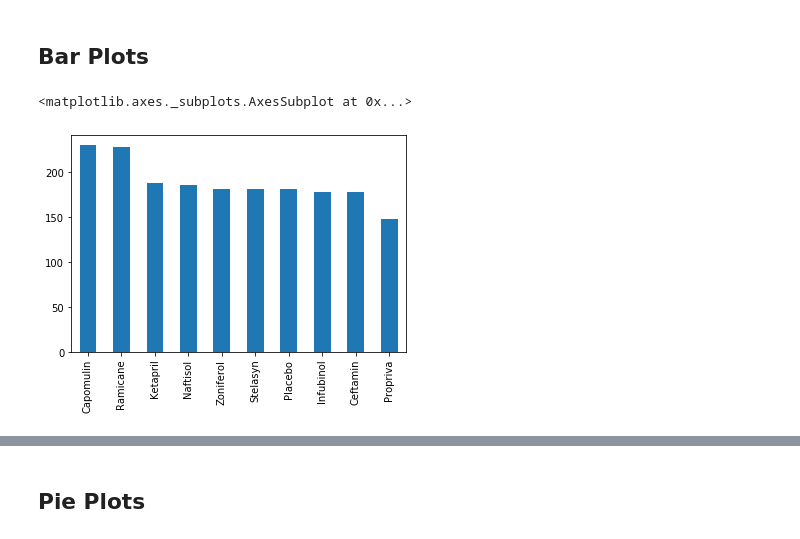
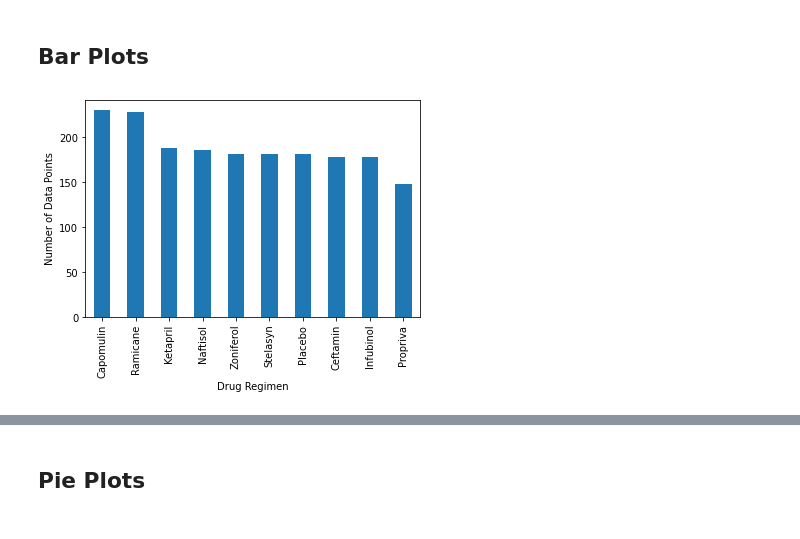
Before and after one commit to kmcclendon729/Matplotlib_HW, a Jupyter notebook: pymaceuticals.ipynb, the cells around one changed output, grey strips where cells are left out. Cells and saved outputs as stored; diff of their text form; code cells hidden in the pictures.

```diff
--- a/pymaceuticals.ipynb
+++ b/pymaceuticals.ipynb
@@ -14,8 +19,8 @@ study_results_path = "data/Study_results.csv"
 mouse_metadata = pd.read_csv(mouse_metadata_path)
 study_results = pd.read_csv(study_results_path)
 # %%
-# Combine the data into a single dataset
-combined_results_df = pd.merge(mouse_metadata, study_results, on="Mouse ID")
+# Combine the datasets into a single dataframe
+combined_results_df = pd.merge(mouse_metadata, study_results, how="left", on="Mouse ID")
 combined_results_df.head()
 # %% [output]
 |  | Mouse ID | Drug Regimen | Sex | Age_months | Weight (g) | Timepoint | Tumor Volume (mm3) | ... |
@@ -142,12 +142,14 @@ AttributeError: module 'numpy' has no attribute 'sem'
 # %% [markdown]
 ## Bar Plots
 # %%
-# Generate a bar plot showing the number of mice per time point for each treatment throughout the course of the study using pandas.
-treatmentRegimen = cleaned_results_df[["Drug Regimen"]]
-#treatmentRegimen.head()
+# Generate a pandas bar plot of the number of mice per time point for each treatment
+
 treatmentRegimen = cleaned_results_df['Drug Regimen'].value_counts()
-treatmentRegimen.plot.bar()
+treatmentRegimen.plot(kind="bar")
+plt.xlabel("Drug Regimen")
+plt.xticks(rotation=90)
+plt.ylabel("Number of Data Points")
+plt.show()
 # %% [output]
-<matplotlib.axes._subplots.AxesSubplot at 0x...>
-[figure, old version]
+[figure, new version]
 # %%
```
Also changed, not shown: parts of 30 cells of this notebook.
